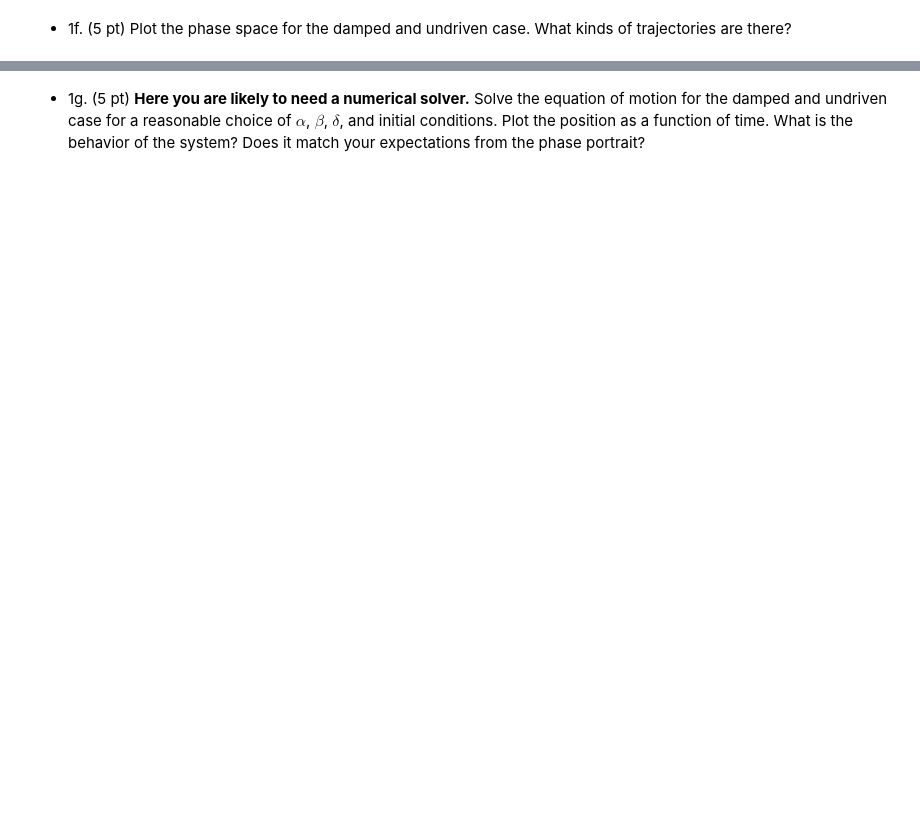
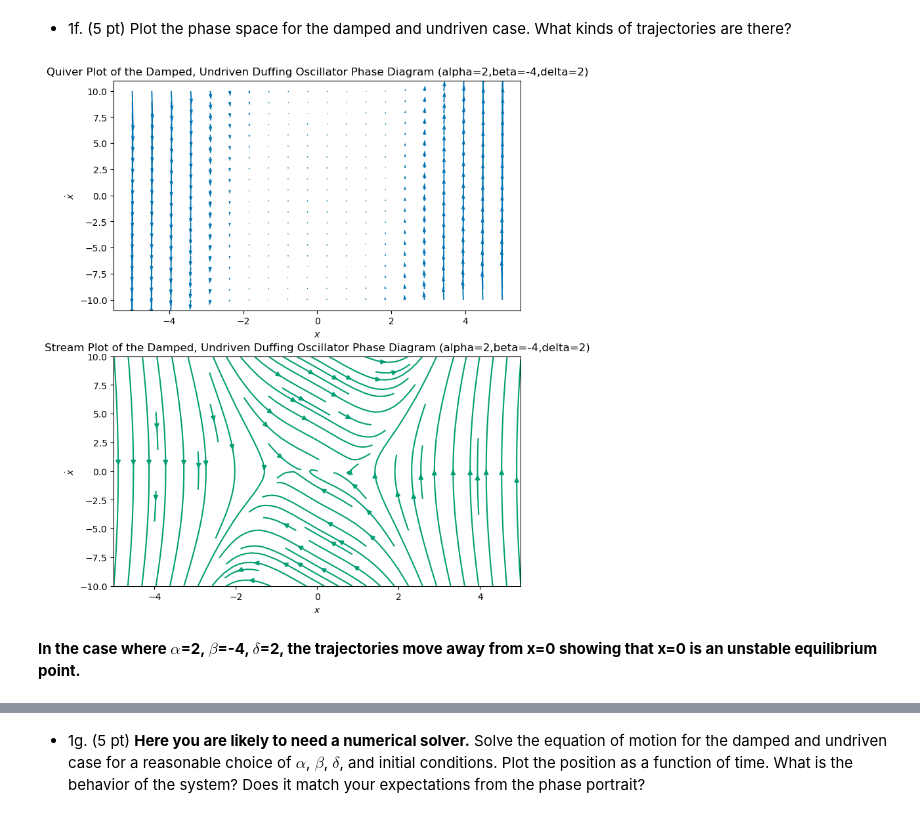
Before and after one commit to BruhddyTheThird/ProfCPisGoatedLib, a Jupyter notebook: Midterm 2 Files/Ex 1.ipynb, the cells around one changed output, grey strips where cells are left out. Cells and saved outputs as stored; diff of their text form; code cells hidden in the pictures; blank space fills up the shorter version.

Commit message:
Completed driven and damped case

```diff
--- a/Midterm 2 Files/Ex 1.ipynb
+++ b/Midterm 2 Files/Ex 1.ipynb
@@ -236,2 +222,45 @@ plt.show()
 # %% [markdown]
 * 1f. (5 pt) Plot the phase space for the damped and undriven case. What kinds of trajectories are there?
+# %%
+alpha6 = 2
+beta6 = -4
+delta6 = 2
+
+def DO_damped_undriven1(X,V):
+
+    dX = V
+    dV = -alpha6 * X - beta6 * X**3 - delta6 * V
+
+    return dX, dV
+
+def generate_phase_space_d_ud1(x_lim, v_lim, grid_size):   #d_ud stands for damped, undriven
+
+    x = np.linspace(x_lim[0], x_lim[1], grid_size)
+    v = np.linspace(v_lim[0], v_lim[1], grid_size)
+
+    X6, V6 = np.meshgrid(x, v)
+
+    dX6, dV6 = DO_damped_undriven1(X6, V6)
+
+    return X6, V6, dX6, dV6
+
+x_lim = (-5, 5)
+v_lim = (-10, 10)
+grid_size = 20
+X6, V6, dX6, dV6 = generate_phase_space_d_ud1(x_lim, v_lim, grid_size)
+# %%
+fig, axs = plt.subplots(2, 1, figsize=(8, 10))  # Two rows, one column
+
+axs[0].quiver(X6, V6, dX6, dV6, color='C0')
+axs[0].set_title('Quiver Plot of the Damped, Undriven Duffing Oscillator Phase Diagram (alpha=2,beta=-4,delta=2)')
+axs[0].set_xlabel(r'$x$')
+axs[0].set_ylabel(r'$\dot{x}$')
+
+axs[1].streamplot(X6, V6, dX6, dV6, color='C1')
+axs[1].set_title('Stream Plot of the Damped, Undriven Duffing Oscillator Phase Diagram (alpha=2,beta=-4,delta=2)')
+axs[1].set_xlabel(r'$x$')
+axs[1].set_ylabel(r'$\dot{x}$');
+# %% [output]
+[figure, added]
+# %% [markdown]
+**In the case where $\alpha$=2, $\beta$=-4, $\delta$=2, the trajectories move away from x=0 showing that x=0 is an unstable equilibrium point.**
```
Also changed, not shown: parts of 19 cells of this notebook.
